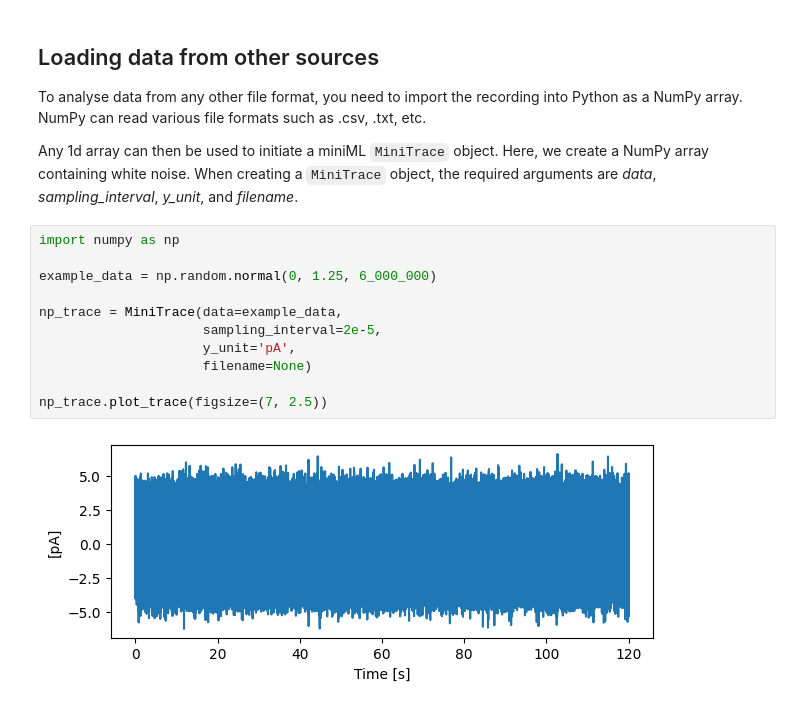
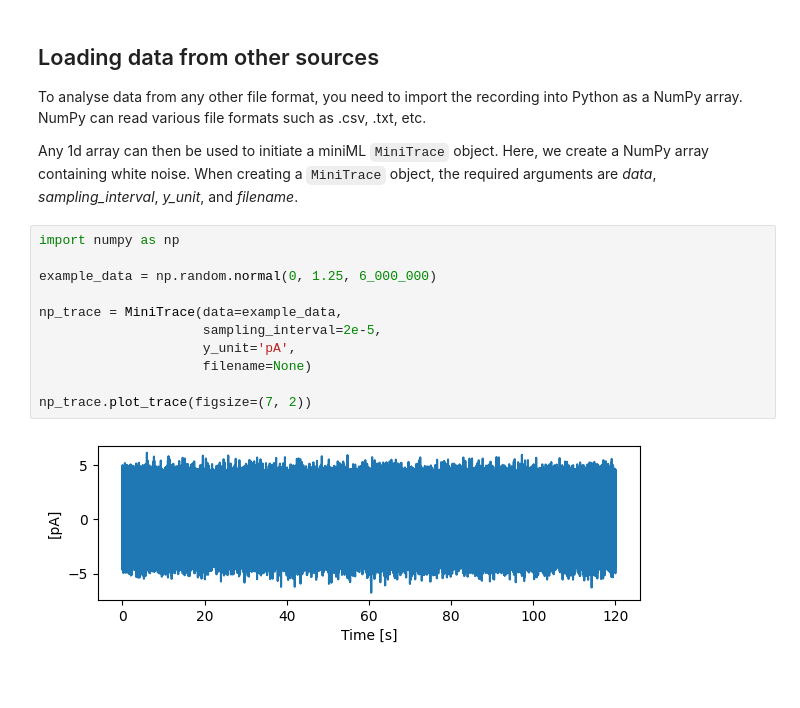
Before and after one commit to delvendahl/miniML, a Jupyter notebook: docs/general/loading_data.ipynb, the cells around one changed output. Saved outputs shown, nothing was run; the diff lists cells and outputs as text; blank space fills up the shorter version.

```diff
--- a/docs/general/loading_data.ipynb
+++ b/docs/general/loading_data.ipynb
@@ -75,13 +75,13 @@ Any 1d array can then be used to initiate a miniML `MiniTrace` object. Here, we
 # %%
 import numpy as np
 
 example_data = np.random.normal(0, 1.25, 6_000_000)
 
 np_trace = MiniTrace(data=example_data,
                      sampling_interval=2e-5,
                      y_unit='pA',
                      filename=None)
 
-np_trace.plot_trace(figsize=(7, 2.5))
+np_trace.plot_trace(figsize=(7, 2))
 # %% [output]
-[figure, old version]
+[figure, new version]
```
Also changed, not shown: parts of 3 cells of this notebook.
